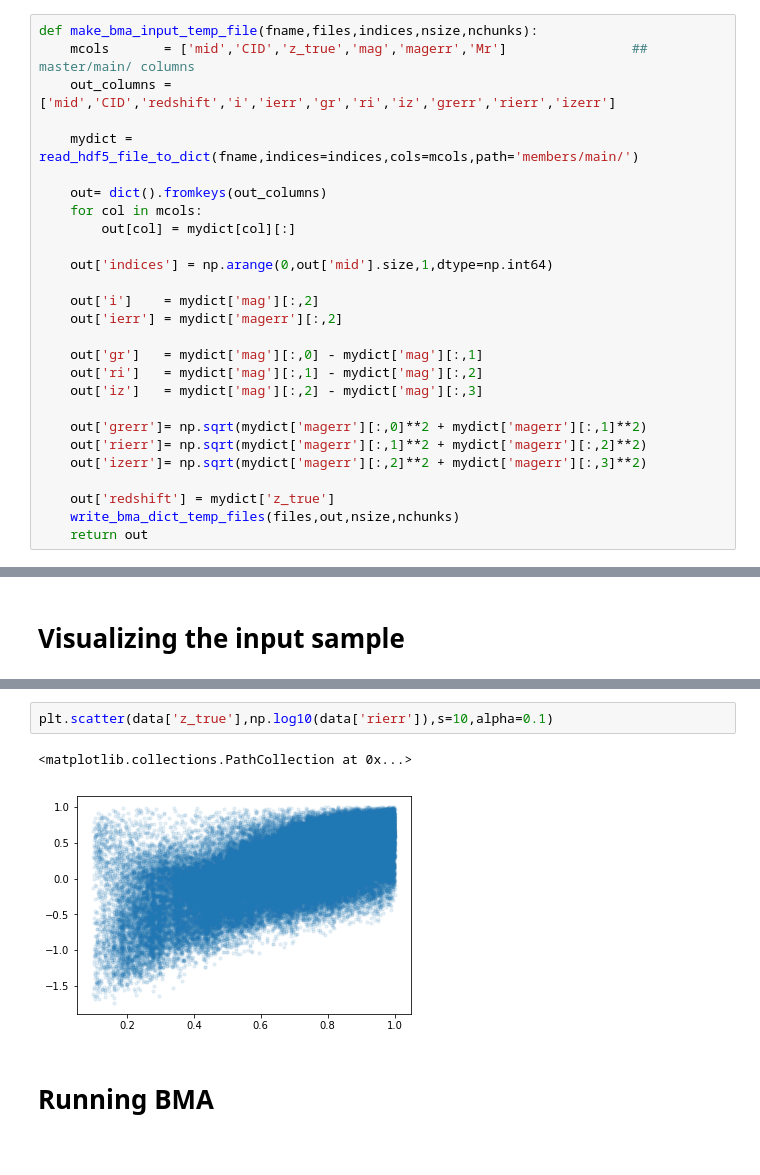
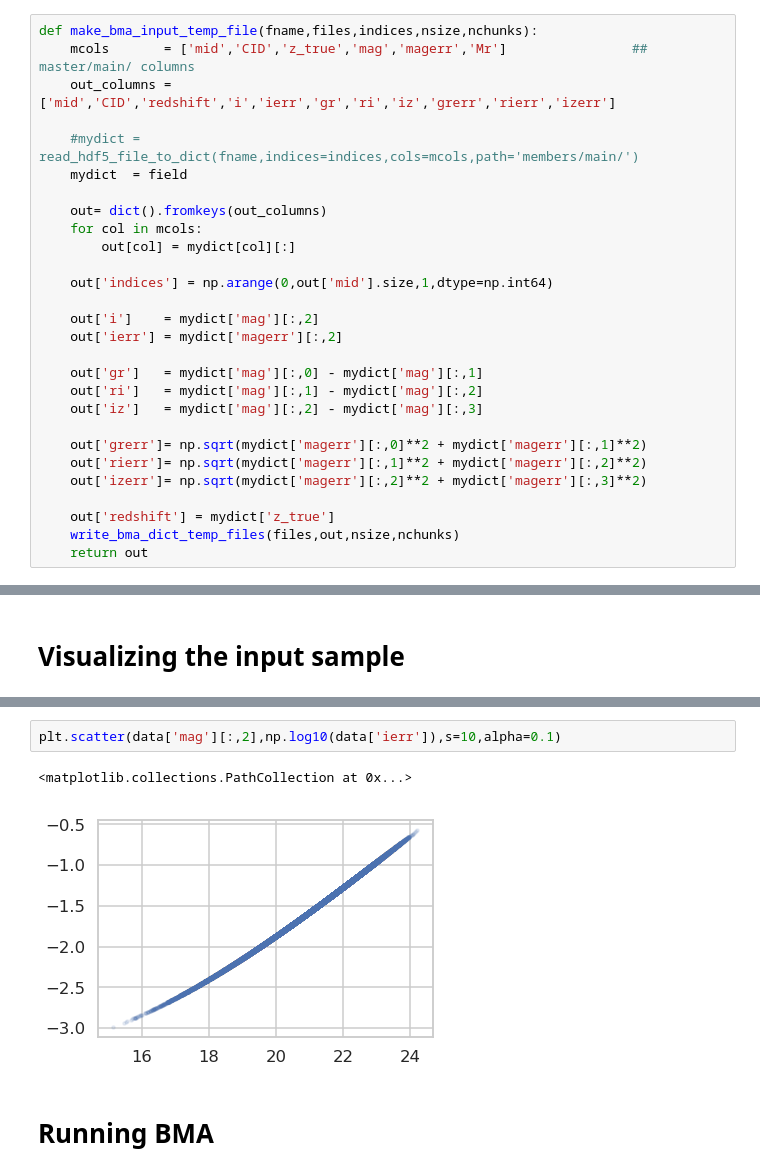
Before and after one commit to estevesjh/bmaCOSMOS, a Jupyter notebook: notebooks/runBMAonBackgroundGalaxies.ipynb, the cells around one changed output, grey strips where cells are left out. Saved outputs shown, nothing was run; the diff lists cells and outputs as text.

```diff
--- a/notebooks/runBMAonBackgroundGalaxies.ipynb
+++ b/notebooks/runBMAonBackgroundGalaxies.ipynb
@@ -120,7 +125,8 @@ def make_bma_input_temp_file(fname,files,indices,nsize,nchunks):
     mcols       = ['mid','CID','z_true','mag','magerr','Mr']                ## master/main/ columns
     out_columns = ['mid','CID','redshift','i','ierr','gr','ri','iz','grerr','rierr','izerr']
 
-    mydict = read_hdf5_file_to_dict(fname,indices=indices,cols=mcols,path='members/main/')
+    #mydict = read_hdf5_file_to_dict(fname,indices=indices,cols=mcols,path='members/main/')
+    mydict  = field
 
     out= dict().fromkeys(out_columns)
     for col in mcols:
@@ -190,8 +202,8 @@ plt.scatter(data['z_true'],data['i'],s=10,alpha=0.1)
 # %%
-plt.scatter(data['z_true'],np.log10(data['rierr']),s=10,alpha=0.1)
+plt.scatter(data['mag'][:,2],np.log10(data['ierr']),s=10,alpha=0.1)
 # %% [output]
 <matplotlib.collections.PathCollection at 0x...>
-[figure, old version]
+[figure, new version]
 # %% [markdown]
 # Running BMA
 # %%
```
Also changed, not shown: parts of 15 cells of this notebook.
